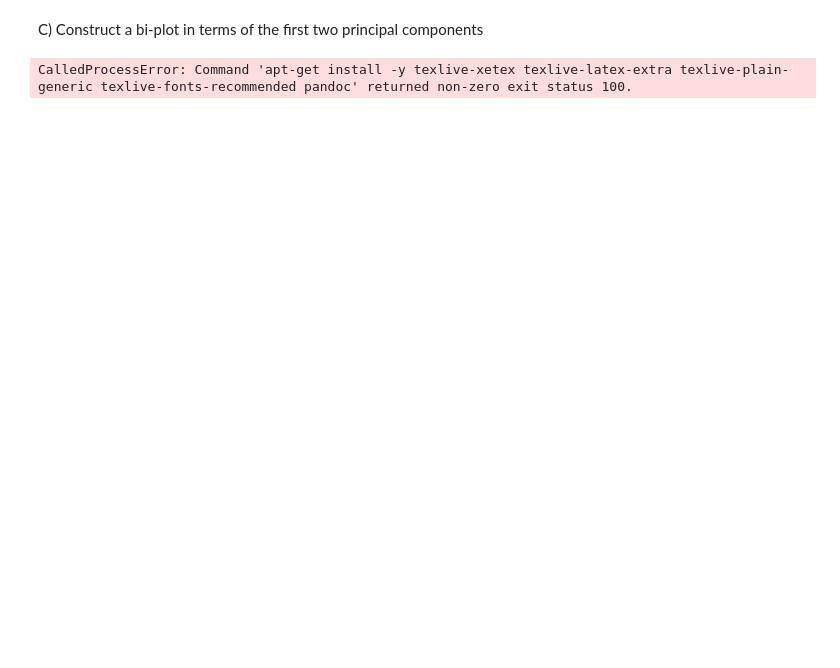
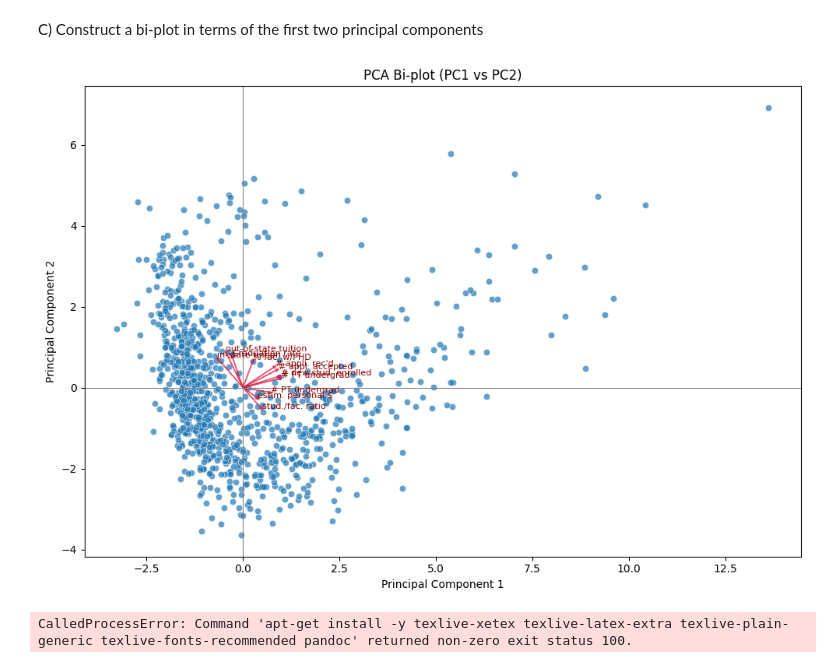
Before and after one commit to william-monroy/mem-estadistics, a Jupyter notebook: activity2.ipynb, the cells around one changed output. Saved outputs shown, nothing was run; the diff lists cells and outputs as text; code cells hidden in the pictures; blank space fills up the shorter version.

```diff
--- a/activity2.ipynb
+++ b/activity2.ipynb
@@ -240,3 +374,21 @@ Using the database, answer the following questions.
 ## Question 1
 
 A) Apply the principal components analysis using all predictors excluding university name, state, and whether the university is public or private.
+# %%
+colleges = pd.read_excel('Colleges_Reduced.xlsx')
+
+# Excluimos nombre, estado y tipo público/privado (primeras 3 columnas)
+colleges_predictors = colleges.iloc[:, 3:].copy()
+
+scaler_colleges = StandardScaler()
+Xs_colleges = scaler_colleges.fit_transform(colleges_predictors)
+
+pca = PCA()
+pca_scores = pca.fit_transform(Xs_colleges)
+
+explained_variance = pd.DataFrame({
+    'PC': [f'PC{i+1}' for i in range(len(pca.explained_variance_ratio_))],
+    'Explained_Variance_Ratio': pca.explained_variance_ratio_,
+    'Cumulative_Explained_Variance': np.cumsum(pca.explained_variance_ratio_)
+})
+explained_variance
@@ -247,5 +427,38 @@ Answer
 # %% [markdown]
 C) Construct a bi-plot in terms of the first two principal components
+# %%
+pc_df = pd.DataFrame(pca_scores[:, :2], columns=['PC1', 'PC2'])
+
+plt.figure(figsize=(10, 7))
+sns.scatterplot(data=pc_df, x='PC1', y='PC2', alpha=0.7)
+
+# Cargas (loadings) para biplot en PC1-PC2
+loadings = pca.components_.T * np.sqrt(pca.explained_variance_)
+arrow_scale = 1.0
+
+for i, variable in enumerate(colleges_predictors.columns):
+    plt.arrow(
+        0, 0,
+        loadings[i, 0] * arrow_scale,
+        loadings[i, 1] * arrow_scale,
+        color='crimson', alpha=0.7, head_width=0.06
+    )
+    plt.text(
+        loadings[i, 0] * arrow_scale * 1.08,
+        loadings[i, 1] * arrow_scale * 1.08,
+        variable,
+        color='darkred', fontsize=8
+    )
+
+plt.axhline(0, color='gray', linewidth=0.8)
+plt.axvline(0, color='gray', linewidth=0.8)
+plt.title('PCA Bi-plot (PC1 vs PC2)')
+plt.xlabel('Principal Component 1')
+plt.ylabel('Principal Component 2')
+plt.tight_layout()
+plt.show()
+# %% [output]
+[figure, added]
 # %%
 # Autor: wimodev | Exportar ipynb->PDF en Colab
 
```
Also changed, not shown: parts of 16 cells of this notebook, 2 other files.
